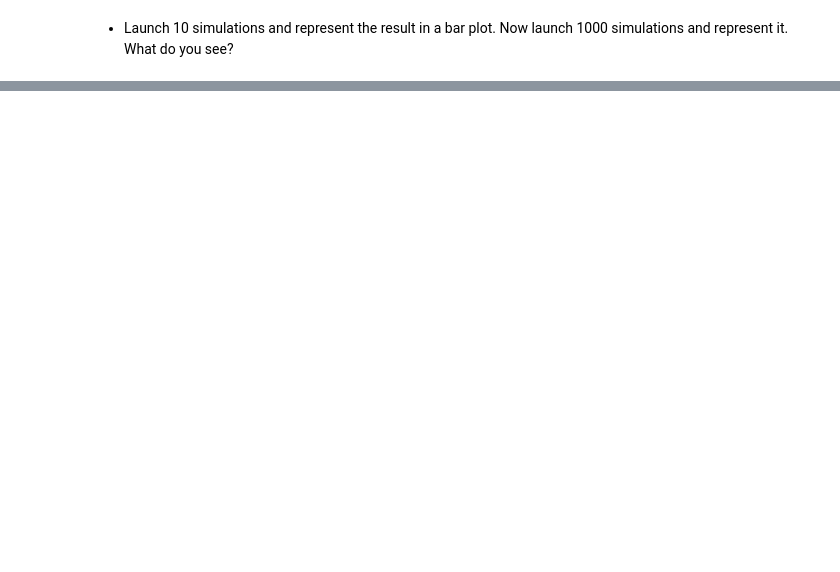
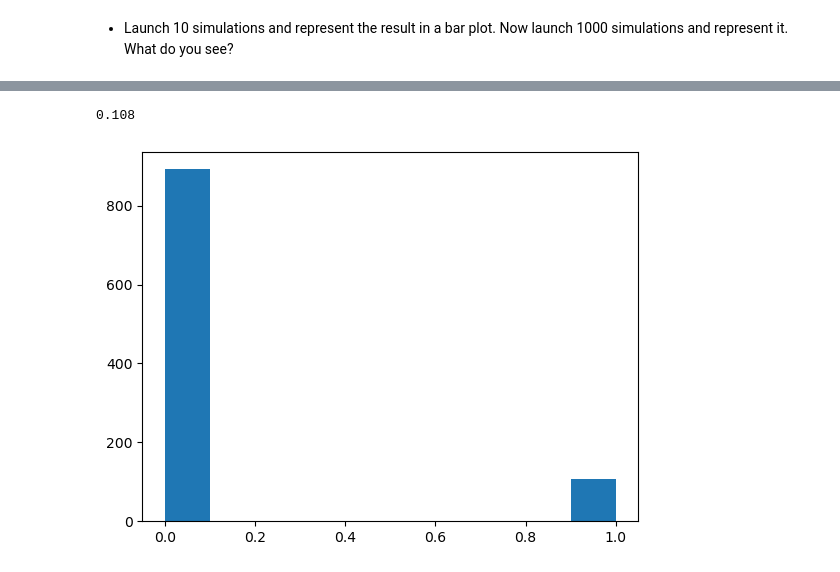
Before and after one commit to ta-data-lis/lab-intro-to-scipy, a Jupyter notebook: your-code/main.ipynb, the cells around one changed output, grey strips where cells are left out. Drawn from its saved outputs; the diff is of its cells as text; code cells hidden in the pictures; blank space fills up the shorter version.

```diff
--- a/your-code/main.ipynb
+++ b/your-code/main.ipynb
@@ -106,0 +235,9 @@ The `scipy.stats` submodule contains a `binom` function for computing the probab
+# %%
+# 1000 simulations
+sim_1000=[simulation() for _ in range (1000)]
+print(np.mean(sim_1000))
+plt.hist(sim_1000)
+plt.show()
+# %% [output]
+0.108
+[figure, added]
```
Also changed, not shown: parts of 27 cells of this notebook.
